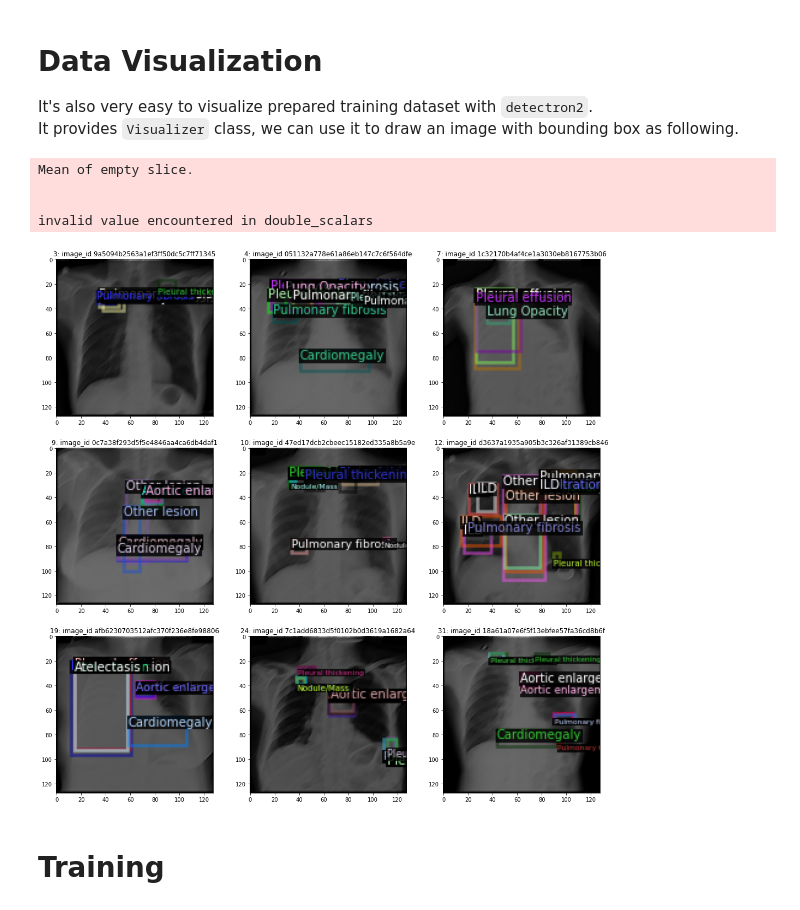
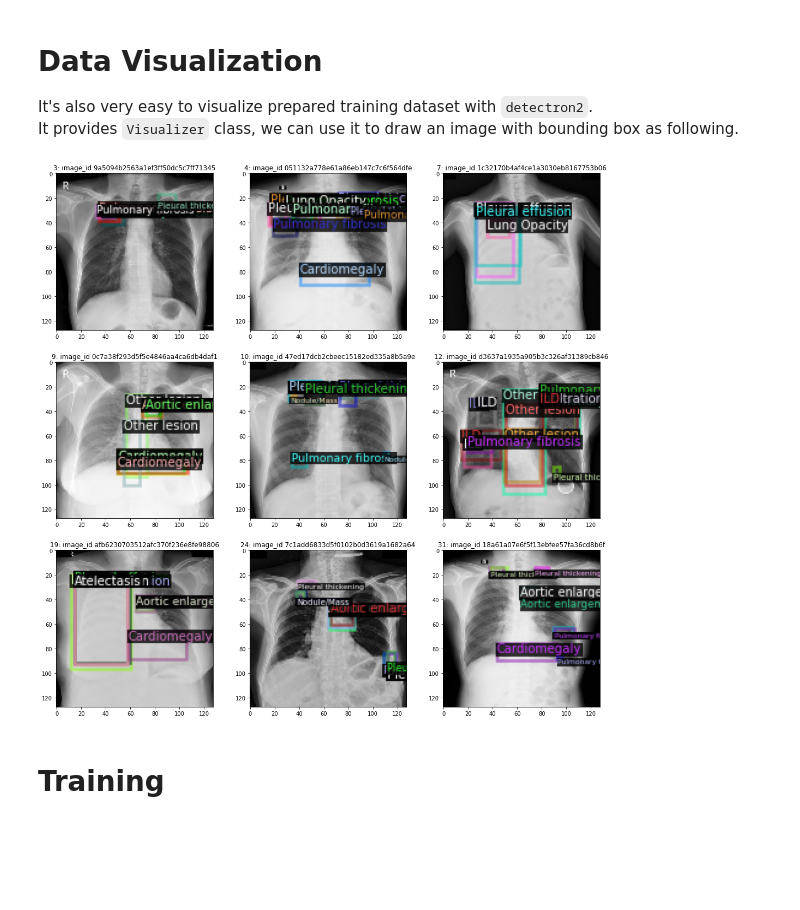
Before and after one commit to Hryniewska/VinBigData, a Jupyter notebook: vinbigdata-detectron2-train.ipynb, the cells around one changed output. Cells and saved outputs as stored; diff of their text form; code cells hidden in the pictures; blank space fills up the shorter version.

```diff
--- a/vinbigdata-detectron2-train.ipynb
+++ b/vinbigdata-detectron2-train.ipynb
@@ -1450,9 +1457,12 @@ flags_dict = {
         "HorizontalFlip": {"p": 0.5},
         "ShiftScaleRotate": {"scale_limit": 0.15, "rotate_limit": 10, "p": 0.5},
         "RandomBrightnessContrast": {"p": 0.5},
-        "GridDistortion": {"distort_limit": 0.2, "p": 0.3}
+        "GaussNoise": {"var_limit": (10.0, 50.0), "mean": 0, "per_channel": True, "always_apply": False, "p": 0.5)}
     }
 }
+# ,
+#         "GridDistortion": {"distort_limit": 0.2, "p": 0.3},
+#         "ElasticTransform": {"p": 0.3}
 # %%
 # args = parse()
 print("torch", torch.__version__)
@@ -1589,47 +1562,43 @@ vinbigdata_metadata = MetadataCatalog.get("vinbigdata_train")
 
 cols = 3
 rows = 3
 fig, axes = plt.subplots(rows, cols, figsize=(18, 18))
 axes = axes.flatten()
 
 for index, anom_ind in enumerate(anomaly_inds[:cols * rows]):
     ax = axes[index]
     # print(anom_ind)
     d = dataset_dicts[anom_ind]
     img = cv2.imread(d["file_name"])
 
-    img = cv2.GaussianBlur(img, (3,3), 10) #Gaussian Filter
-    img = alpha_filter(img, 1.41) #Alpha-Trimmed Mean Filter
+#     img = cv2.GaussianBlur(img, (3,3), 10) #Gaussian Filter
+#     img = alpha_filter(img, 1.41) #Alpha-Trimmed Mean Filter
 
-    kernel = cv2.getGaborKernel((9, 9), 1.0, np.pi/4, 1.0, 0.5, 0, ktype=cv2.CV_32F) # Gabor Filte
-    img = cv2.filter2D(img, cv2.CV_8UC3, kernel)
+#     kernel = cv2.getGaborKernel((9, 9), 1.0, np.pi/4, 1.0, 0.5, 0, ktype=cv2.CV_32F) # Gabor Filte
+#     img = cv2.filter2D(img, cv2.CV_8UC3, kernel)
 
-    img = cv2.cvtColor(img, cv2.COLOR_BGR2HSV)
-    img[2] = cv2.equalizeHist(img[2])
-    img = cv2.cvtColor(img, cv2.COLOR_HSV2BGR)
+#     img = cv2.cvtColor(img, cv2.COLOR_BGR2HSV)
+#     img[2] = cv2.equalizeHist(img[2])
+#     img = cv2.cvtColor(img, cv2.COLOR_HSV2BGR)
 
-    norm_img = np.zeros((img.shape[0], img.shape[1]))
-    img = cv2.normalize(img,  norm_img, 0, 255, cv2.NORM_MINMAX)
+#     norm_img = np.zeros((img.shape[0], img.shape[1]))
+#     img = cv2.normalize(img,  norm_img, 0, 255, cv2.NORM_MINMAX)
 
 
     # Adaptive Median Filter, Alpha-Trimmed Mean Filter, Gaussian Filter,
     # Gabor Filter, High Pass Filter, Laplacian Filter, and Bilateral Filter. H.
     # Kim et al. [20] used the Median Filter (the kernel size is 3 × 3) and
     # Top-hat filter to reduce image noise and to smooth it
 
 
     visualizer = Visualizer(img[:, :, ::-1], metadata=vinbigdata_metadata, scale=0.5)
     out = visualizer.draw_dataset_dict(d)
     # cv2_imshow(out.get_image()[:, :, ::-1])
     #cv2.imwrite(str(outdir / f"vinbigdata{index}.jpg"), out.get_image()[:, :, ::-1])
     ax.imshow(out.get_image()[:, :, ::-1])
     ax.set_title(f"{anom_ind}: image_id {anomaly_image_ids[index]}")
 # %% [output]
-Mean of empty slice.
-
-
-invalid value encountered in double_scalars
-[figure, old version]
+[figure, new version]
 # %% [markdown]
 <a id="training"></a>
 # Training
```
Also changed, not shown: parts of 19 cells of this notebook, 1 other file.
